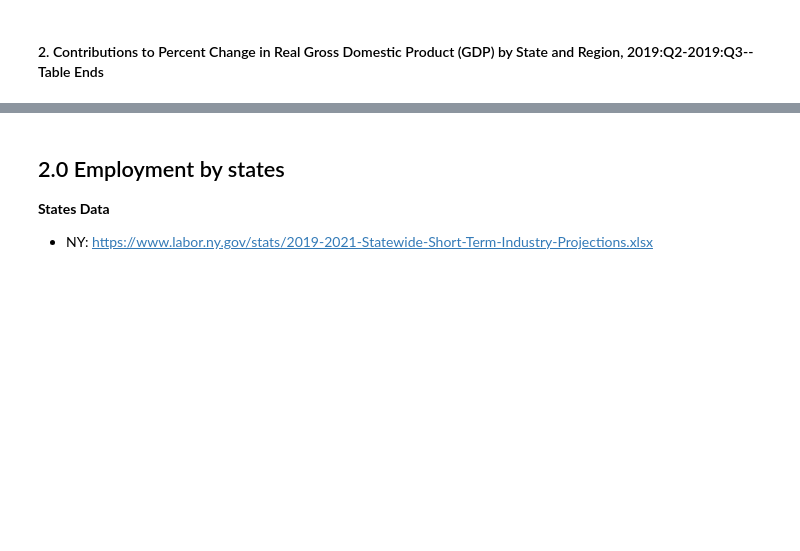
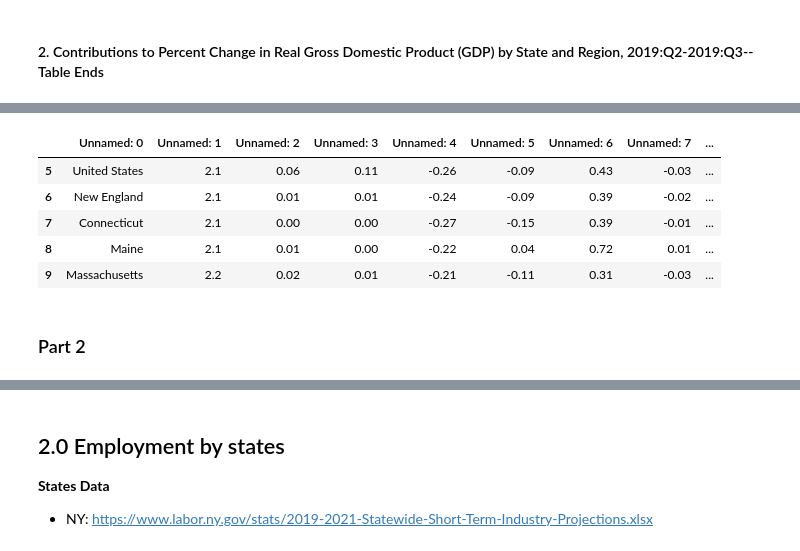
Before and after one commit to xcao38/covid19_analysis, a Jupyter notebook: data_preparing.ipynb, the cells around one changed output, grey strips where cells are left out. Saved outputs shown, nothing was run; the diff lists cells and outputs as text; code cells hidden in the pictures; blank space fills up the shorter version.

```diff
--- a/data_preparing.ipynb
+++ b/data_preparing.ipynb
@@ -141,0 +123,19 @@ gdp_by_state_by_inds = gdp_by_state_by_inds.rename(columns=name_dic)
+# %%
+gdp_by_state_by_inds_p1 = pd.concat([gdp_by_state_by_inds_p1,gdp_by_state_by_inds_p1[
+                                            'Seasonally adjusted at annual rates'].str.split(" ", expand=True)], axis=1)
+# %%
+gdp_by_state_by_inds_p1 = gdp_by_state_by_inds_p1.drop(columns=['Seasonally adjusted at annual rates'])
+# %%
+gdp_by_state_by_inds_p1 = pd.concat([gdp_by_state_by_inds_p1,gdp_by_state_by_inds_p1[
+                                            'Unnamed: 8'].str.split(" ", expand=True)], axis=1)
+# %%
+gdp_by_state_by_inds_p1 = gdp_by_state_by_inds_p1.drop(columns=['Unnamed: 8'])
+# %%
+gdp_by_state_by_inds_p1.head()
+# %% [output]
+|  | Unnamed: 0 | Unnamed: 1 | Unnamed: 2 | Unnamed: 3 | Unnamed: 4 | Unnamed: 5 | Unnamed: 6 | Unnamed: 7 | ... |
+| 5 | United States | 2.1 | 0.06 | 0.11 | -0.26 | -0.09 | 0.43 | -0.03 | ... |
+| 6 | New England | 2.1 | 0.01 | 0.01 | -0.24 | -0.09 | 0.39 | -0.02 | ... |
+| 7 | Connecticut | 2.1 | 0.00 | 0.00 | -0.27 | -0.15 | 0.39 | -0.01 | ... |
+| 8 | Maine | 2.1 | 0.01 | 0.00 | -0.22 | 0.04 | 0.72 | 0.01 | ... |
+| 9 | Massachusetts | 2.2 | 0.02 | 0.01 | -0.21 | -0.11 | 0.31 | -0.03 | ... |
@@ -141,0 +152,2 @@ gdp_by_state_by_inds = gdp_by_state_by_inds.rename(columns=name_dic)
+# %% [markdown]
+### Part 2
```
Also changed, not shown: parts of 49 cells of this notebook, 2 other files.
